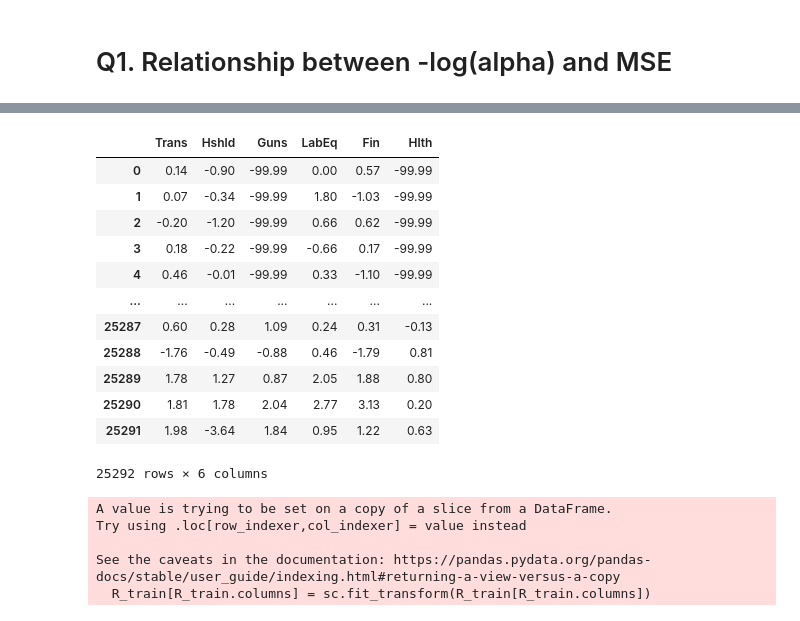
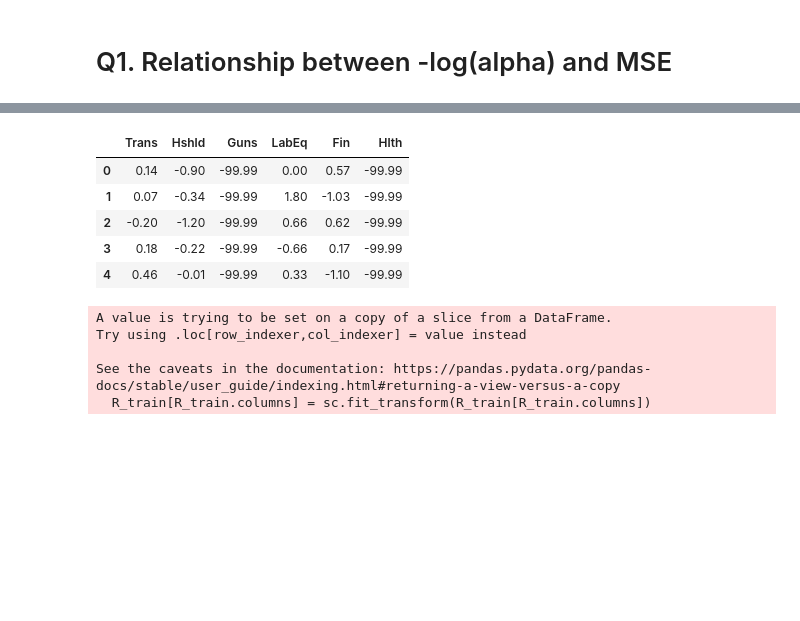
Before and after one commit to Sean-Chaos/DBA-3803-Project, a Jupyter notebook: DBA 3803 Group Project (Working copy).ipynb, the cells around one changed output, grey strips where cells are left out. Drawn from its saved outputs; the diff is of its cells as text; code cells hidden in the pictures; blank space fills up the shorter version.

```diff
--- a/DBA 3803 Group Project (Working copy).ipynb
+++ b/DBA 3803 Group Project (Working copy).ipynb
@@ -160,22 +243,15 @@ Actual values: [-0.002, -0.004, 0.049, 0.514, 0.316, 0.128]
 # %%
 # Selecting the columns
 q1 = df.copy()
 q1 = q1[['Trans', 'Hshld', 'Guns', 'LabEq', 'Fin', 'Hlth']]
-q1
+q1.head()
 # %% [output]
 |  | Trans | Hshld | Guns | LabEq | Fin | Hlth |
 | 0 | 0.14 | -0.90 | -99.99 | 0.00 | 0.57 | -99.99 |
 | 1 | 0.07 | -0.34 | -99.99 | 1.80 | -1.03 | -99.99 |
 | 2 | -0.20 | -1.20 | -99.99 | 0.66 | 0.62 | -99.99 |
 | 3 | 0.18 | -0.22 | -99.99 | -0.66 | 0.17 | -99.99 |
 | 4 | 0.46 | -0.01 | -99.99 | 0.33 | -1.10 | -99.99 |
-| ... | ... | ... | ... | ... | ... | ... |
-| 25287 | 0.60 | 0.28 | 1.09 | 0.24 | 0.31 | -0.13 |
-| 25288 | -1.76 | -0.49 | -0.88 | 0.46 | -1.79 | 0.81 |
-| 25289 | 1.78 | 1.27 | 0.87 | 2.05 | 1.88 | 0.80 |
-| 25290 | 1.81 | 1.78 | 2.04 | 2.77 | 3.13 | 0.20 |
-| 25291 | 1.98 | -3.64 | 1.84 | 0.95 | 1.22 | 0.63 |
-25292 rows × 6 columns
 # %%
 # Selecting training set
 date = '2022-01-03'
```
Also changed, not shown: parts of 21 cells of this notebook.
